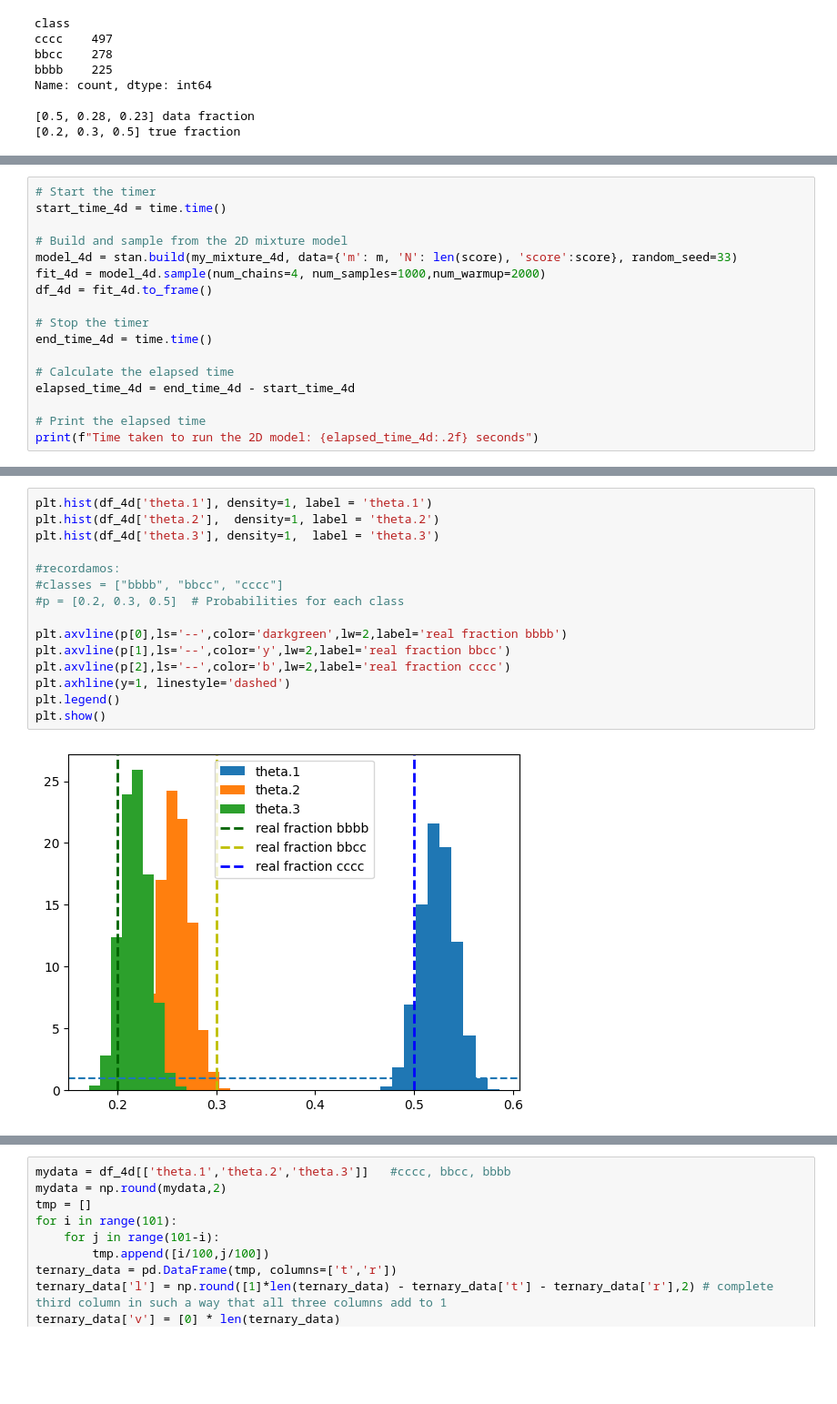
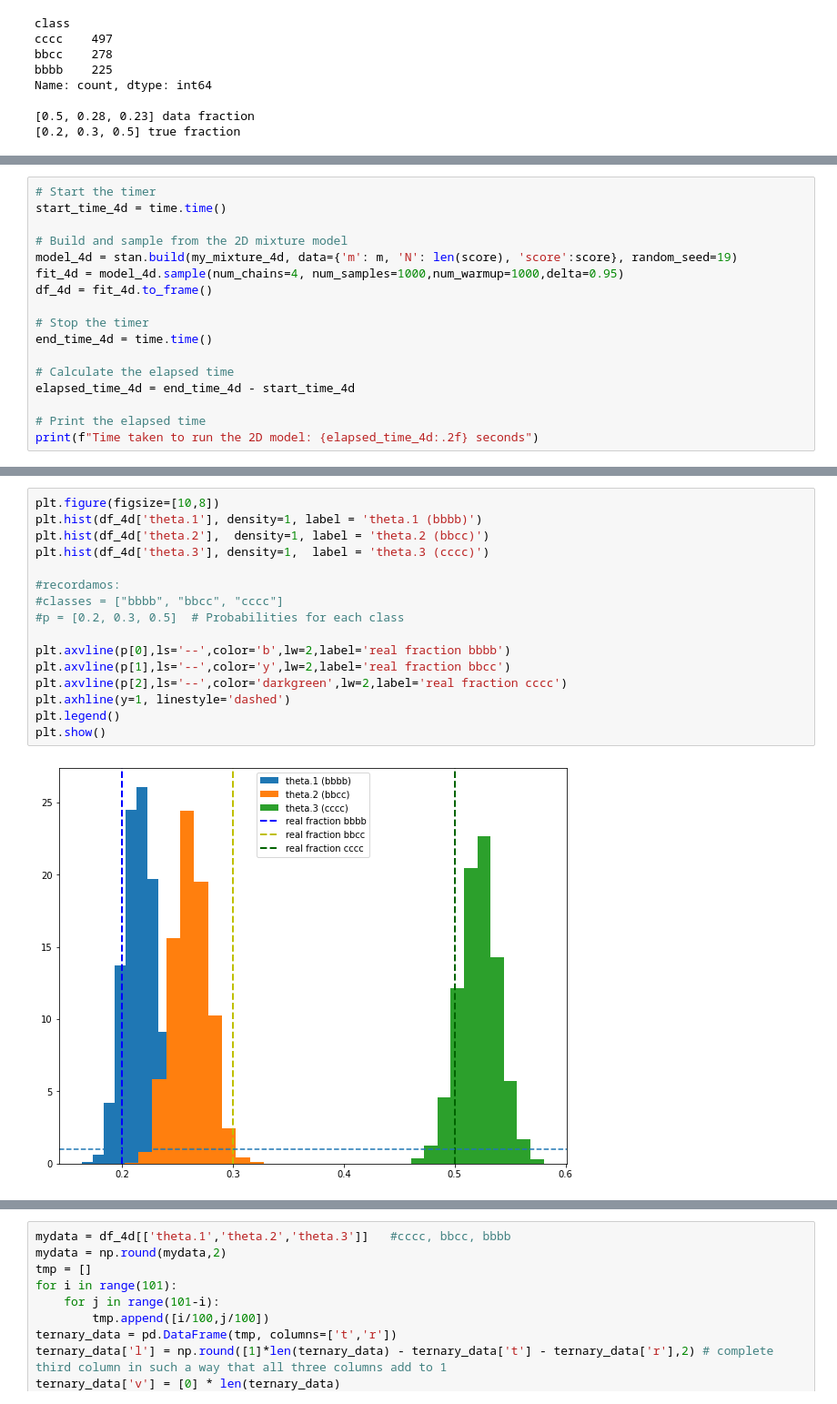
Before and after one commit to TomasBedac/tesis-bayes, a Jupyter notebook: 4D with 2 individual components and 3 classes.ipynb, the cells around one changed output, grey strips where cells are left out. Shown at 91% size. Saved outputs shown, nothing was run; the diff lists cells and outputs as text; blank space fills up the shorter version.

```diff
--- a/4D with 2 individual components and 3 classes.ipynb
+++ b/4D with 2 individual components and 3 classes.ipynb
@@ -327,8 +352,8 @@ model {
 start_time_4d = time.time()
 
 # Build and sample from the 2D mixture model
-model_4d = stan.build(my_mixture_4d, data={'m': m, 'N': len(score), 'score':score}, random_seed=33)
-fit_4d = model_4d.sample(num_chains=4, num_samples=1000,num_warmup=2000)
+model_4d = stan.build(my_mixture_4d, data={'m': m, 'N': len(score), 'score':score}, random_seed=19)
+fit_4d = model_4d.sample(num_chains=4, num_samples=1000,num_warmup=1000,delta=0.95)
 df_4d = fit_4d.to_frame()
 
 # Stop the timer
@@ -398,18 +431,19 @@ plt.show()
 # %%
-plt.hist(df_4d['theta.1'], density=1, label = 'theta.1')
-plt.hist(df_4d['theta.2'],  density=1, label = 'theta.2')
-plt.hist(df_4d['theta.3'], density=1,  label = 'theta.3')
+plt.figure(figsize=[10,8])
+plt.hist(df_4d['theta.1'], density=1, label = 'theta.1 (bbbb)')
+plt.hist(df_4d['theta.2'],  density=1, label = 'theta.2 (bbcc)')
+plt.hist(df_4d['theta.3'], density=1,  label = 'theta.3 (cccc)')
 
 #recordamos:
 #classes = ["bbbb", "bbcc", "cccc"]
 #p = [0.2, 0.3, 0.5]  # Probabilities for each class
 
-plt.axvline(p[0],ls='--',color='darkgreen',lw=2,label='real fraction bbbb')
+plt.axvline(p[0],ls='--',color='b',lw=2,label='real fraction bbbb')
 plt.axvline(p[1],ls='--',color='y',lw=2,label='real fraction bbcc')
-plt.axvline(p[2],ls='--',color='b',lw=2,label='real fraction cccc')
+plt.axvline(p[2],ls='--',color='darkgreen',lw=2,label='real fraction cccc')
 plt.axhline(y=1, linestyle='dashed')
 plt.legend()
 plt.show()
 # %% [output]
-[figure, old version]
+[figure, new version]
 # %%
```
Also changed, not shown: parts of 22 cells of this notebook, 23 other files.
